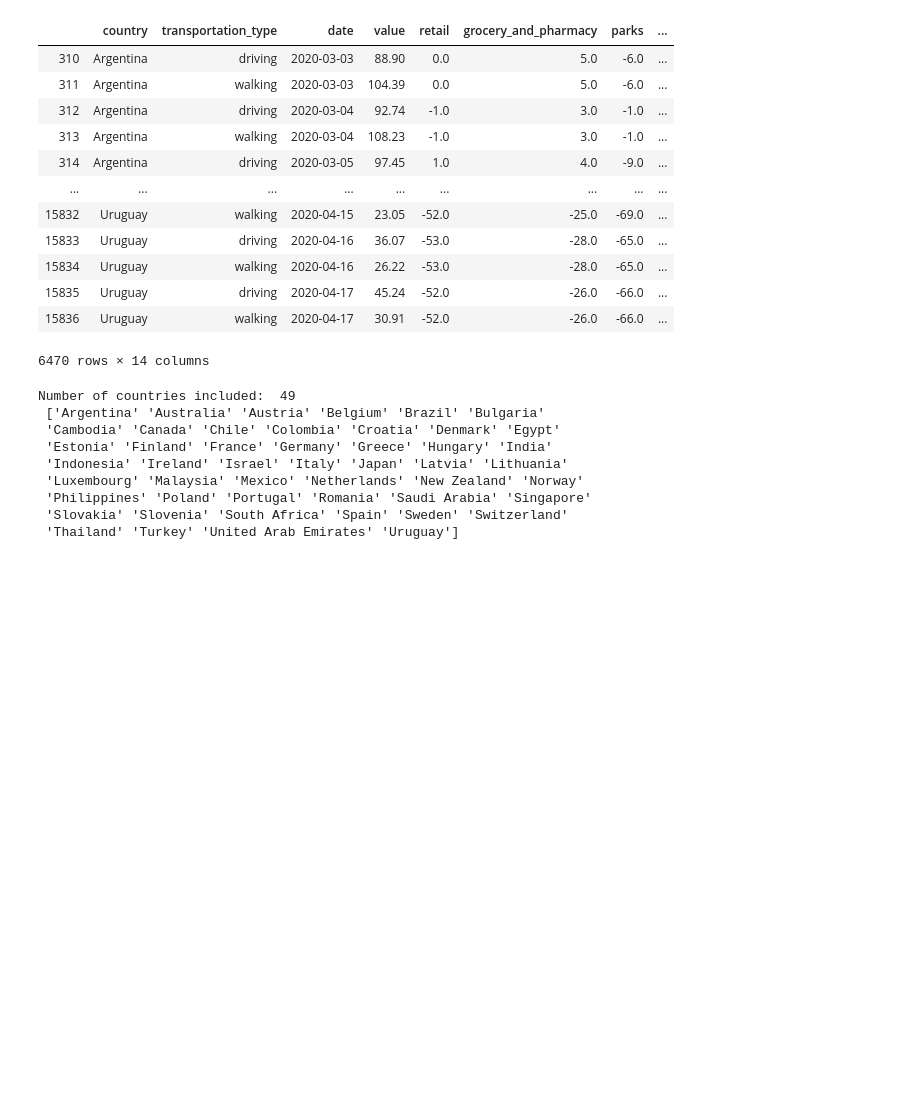
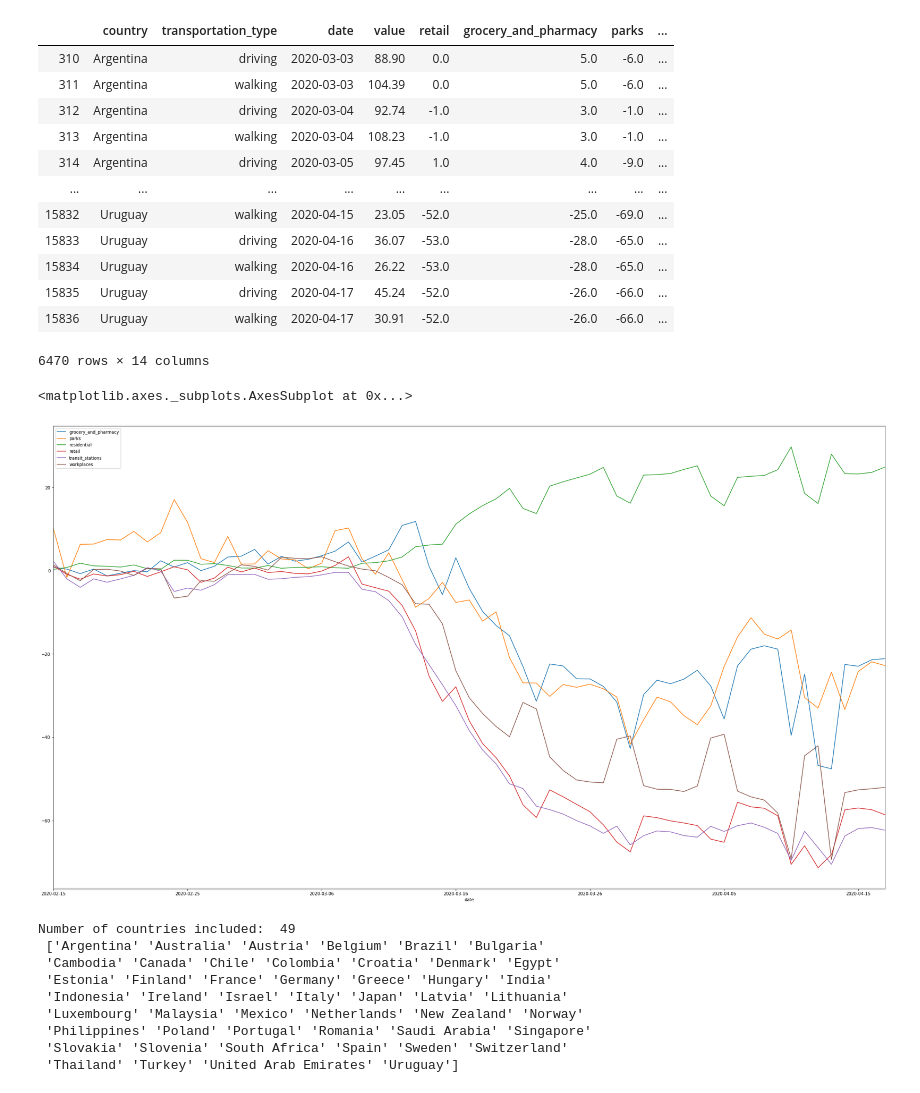
Before and after one commit to mirandaday16/covid_prevention_data_analysis, a Jupyter notebook: miranda_adkins/7-13 Data Exploration (Mobility-Restaurants).ipynb, the cells around one changed output. Drawn from its saved outputs; the diff is of its cells as text; code cells hidden in the pictures; blank space fills up the shorter version.

Commit message:
time series mobility plot

```diff
--- a/miranda_adkins/7-13 Data Exploration (Mobility-Restaurants).ipynb
+++ b/miranda_adkins/7-13 Data Exploration (Mobility-Restaurants).ipynb
@@ -157,6 +137,26 @@ mobility_df
 | 15835 | Uruguay | driving | 2020-04-17 | 45.24 | -52.0 | -26.0 | -66.0 | ... |
 | 15836 | Uruguay | walking | 2020-04-17 | 30.91 | -52.0 | -26.0 | -66.0 | ... |
 6470 rows × 14 columns
+# %%
+# Just for reference, let's get a simple visualization of the mobility data over time
+
+mobility_date = mobility_df.sort_index(level=["date"])
+mobility_date['retail'] = mobility_date['retail'].astype('double')
+mobility_date['grocery_and_pharmacy'] = mobility_date['grocery_and_pharmacy'].astype('double')
+mobility_date['parks'] = mobility_date['parks'].astype('double')
+mobility_date['transit_stations'] = mobility_date['transit_stations'].astype('double')
+mobility_date['workplaces'] = mobility_date['workplaces'].astype('double')
+mobility_date['residential'] = mobility_date['residential'].astype('double')
+mobility_date = mobility_date.groupby(['date']).mean()
+
+# Let's remove the "value" column and COVID case/death columns so that we can just see the different modes of mobility
+mobility_date = mobility_date[mobility_date.columns.difference(['value', " Cumulative_cases", " Cumulative_deaths", " New_cases", " New_deaths"])]
+
+
+mobility_date.plot(figsize=(35,20))
+# %% [output]
+<matplotlib.axes._subplots.AxesSubplot at 0x...>
+[figure, added]
 # %%
 # Out of curiosity, let's get a list of countries included in the above Dataframe, as well as the country count
 import numpy as np
```
Also changed, not shown: parts of 1 cell of this notebook.
